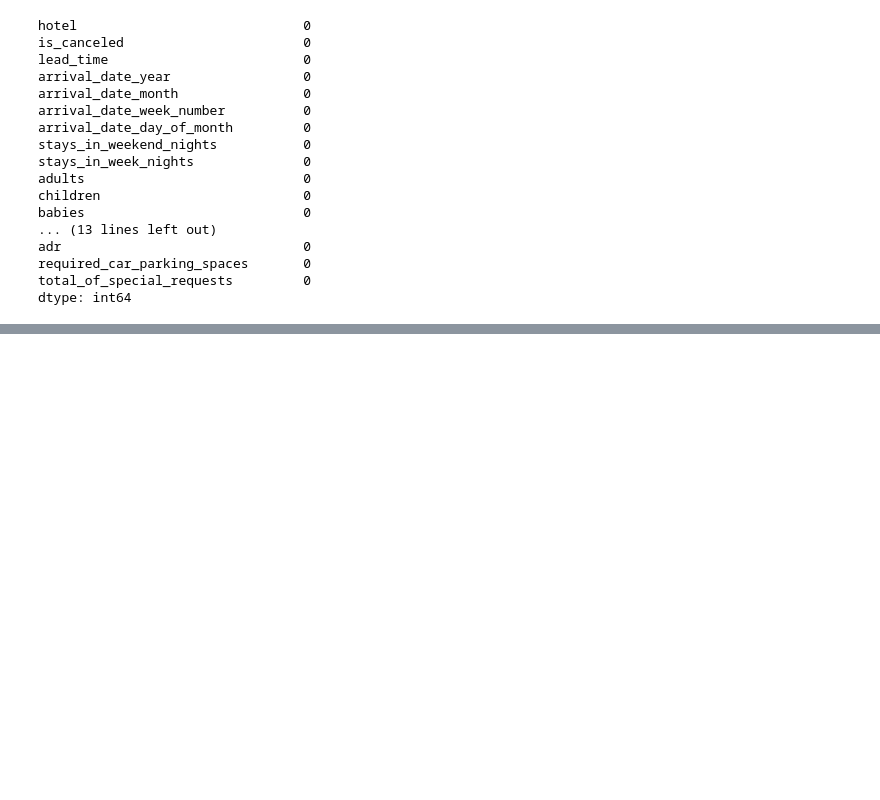
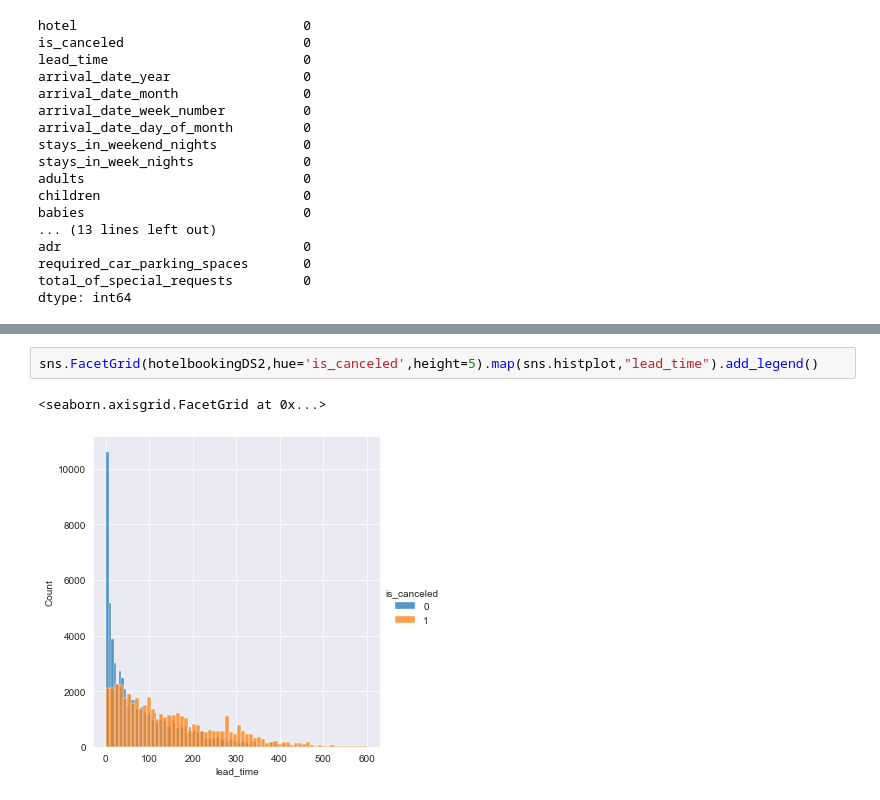
Before and after one commit to LeandThaqi/Pergatitja-VizualizimiITeDhenave, a Jupyter notebook: HotelBookingPreProcessing.ipynb, the cells around one changed output, grey strips where cells are left out. Cells and saved outputs as stored; diff of their text form; blank space fills up the shorter version.

```diff
--- a/HotelBookingPreProcessing.ipynb
+++ b/HotelBookingPreProcessing.ipynb
@@ -311,0 +375,5 @@ dtype: int64
+# %%
+sns.FacetGrid(hotelbookingDS2,hue='is_canceled',height=5).map(sns.histplot,"lead_time").add_legend()
+# %% [output]
+<seaborn.axisgrid.FacetGrid at 0x...>
+[figure, added]
```
Also changed, not shown: parts of 34 cells of this notebook, 5 other files.
